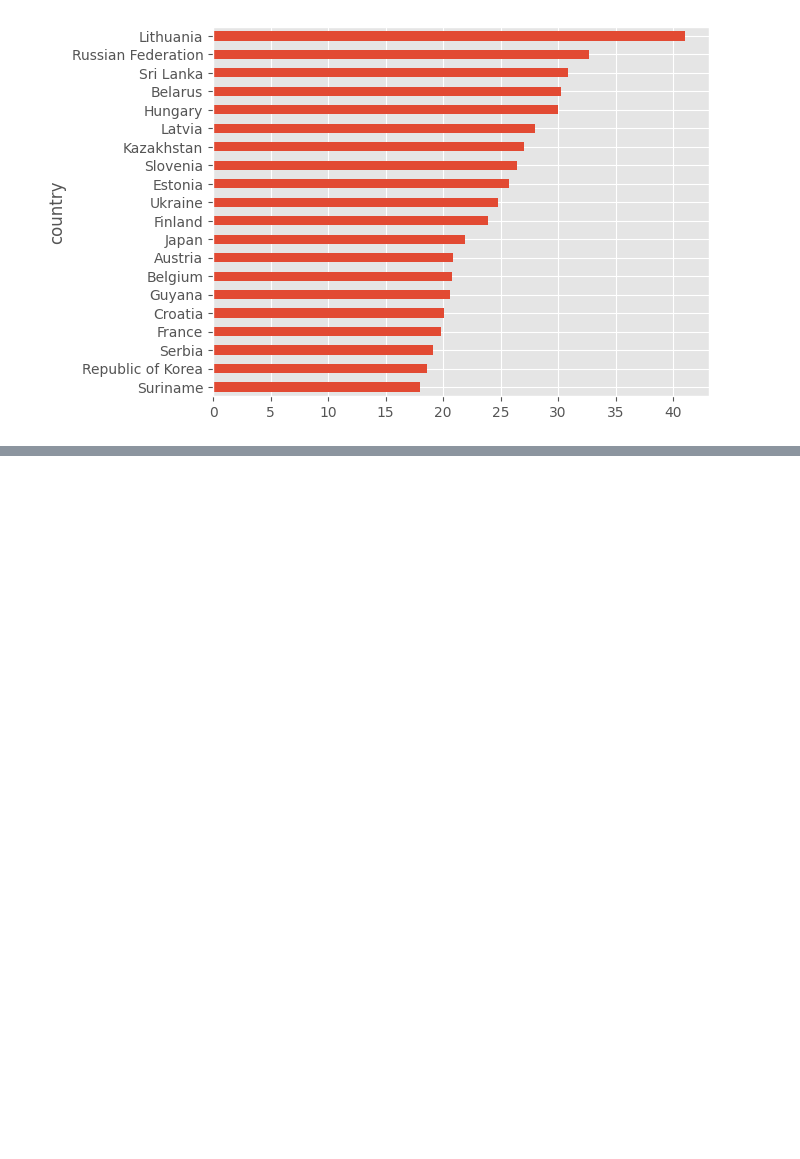
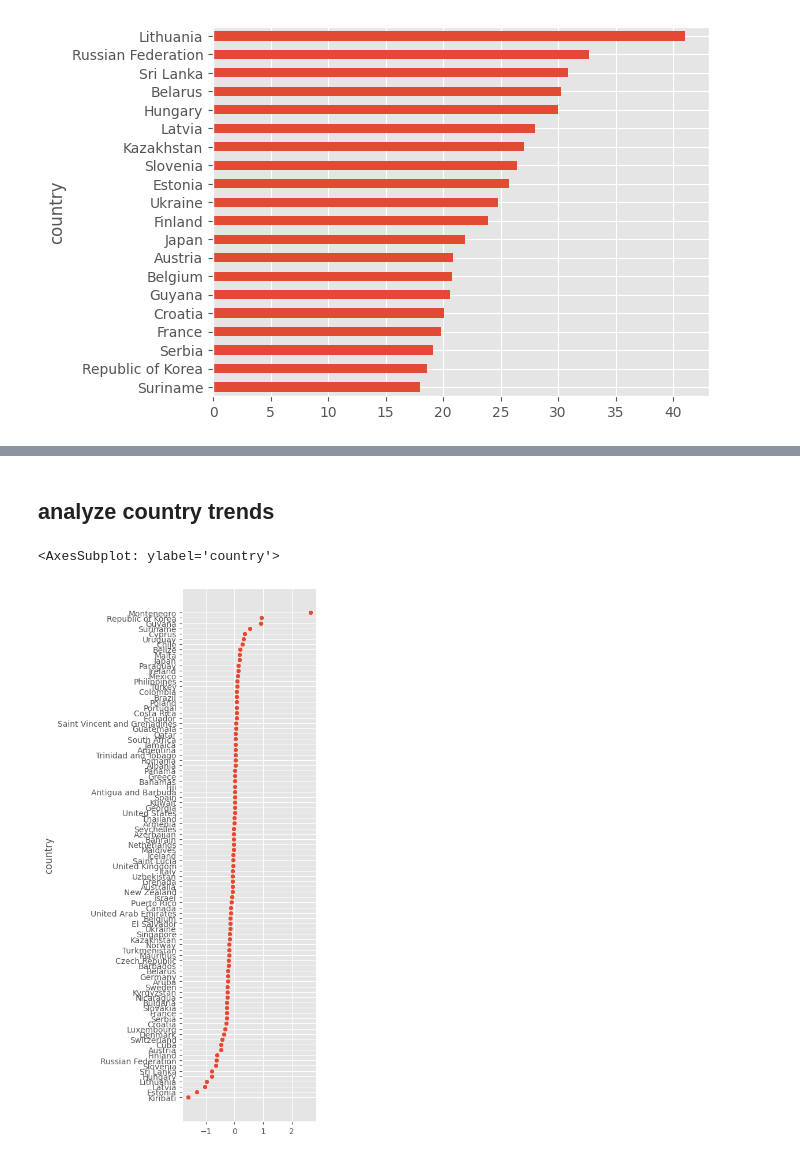
Before and after one commit to MarcelRosier/bdp_project, a Jupyter notebook: mental_health/eda.ipynb, the cells around one changed output, grey strips where cells are left out. Cells and saved outputs as stored; diff of their text form; code cells hidden in the pictures; blank space fills up the shorter version.

```diff
--- a/mental_health/eda.ipynb
+++ b/mental_health/eda.ipynb
@@ -267,0 +268,27 @@ t.set_xticks(ticks, labels=ticks)
+# %% [markdown]
+## analyze country trends
+# %%
+by_country_and_year = tidy_df.groupby(['country', 'year'])[
+    ['population', 'suicides_no']].sum(numeric_only=True)
+add_per100k(by_country_and_year)
+by_country_and_year = by_country_and_year.reset_index()[
+    ['country', 'year', 'per100k']]
+by_country_and_year
+# by_country_and_year= by_country_and_year[by_country_and_year.country == 'Germany']
+# sns.relplot(data=by_country_and_year,x="year",y="per100k", col="country",kind="scatter", col_wrap=8)
+
+
+def trendline(x, y, order=1):
+    slope = np.polyfit(x, y, order)[-2]
+    return float(slope)
+
+def apply_trendline(df):
+    return trendline(df.year.values, df.per100k.values)
+
+trends = by_country_and_year.groupby('country').apply(apply_trendline).sort_values()[::-1]
+# sns.scatterplot(trends_per_country, y='country')
+fig, ax = plt.subplots(figsize=(3,12))
+sns.scatterplot(x=trends.values, y=trends.keys(), ax=ax)
+# %% [output]
+<AxesSubplot: ylabel='country'>
+[figure, added]
```
Also changed, not shown: parts of 16 cells of this notebook.
